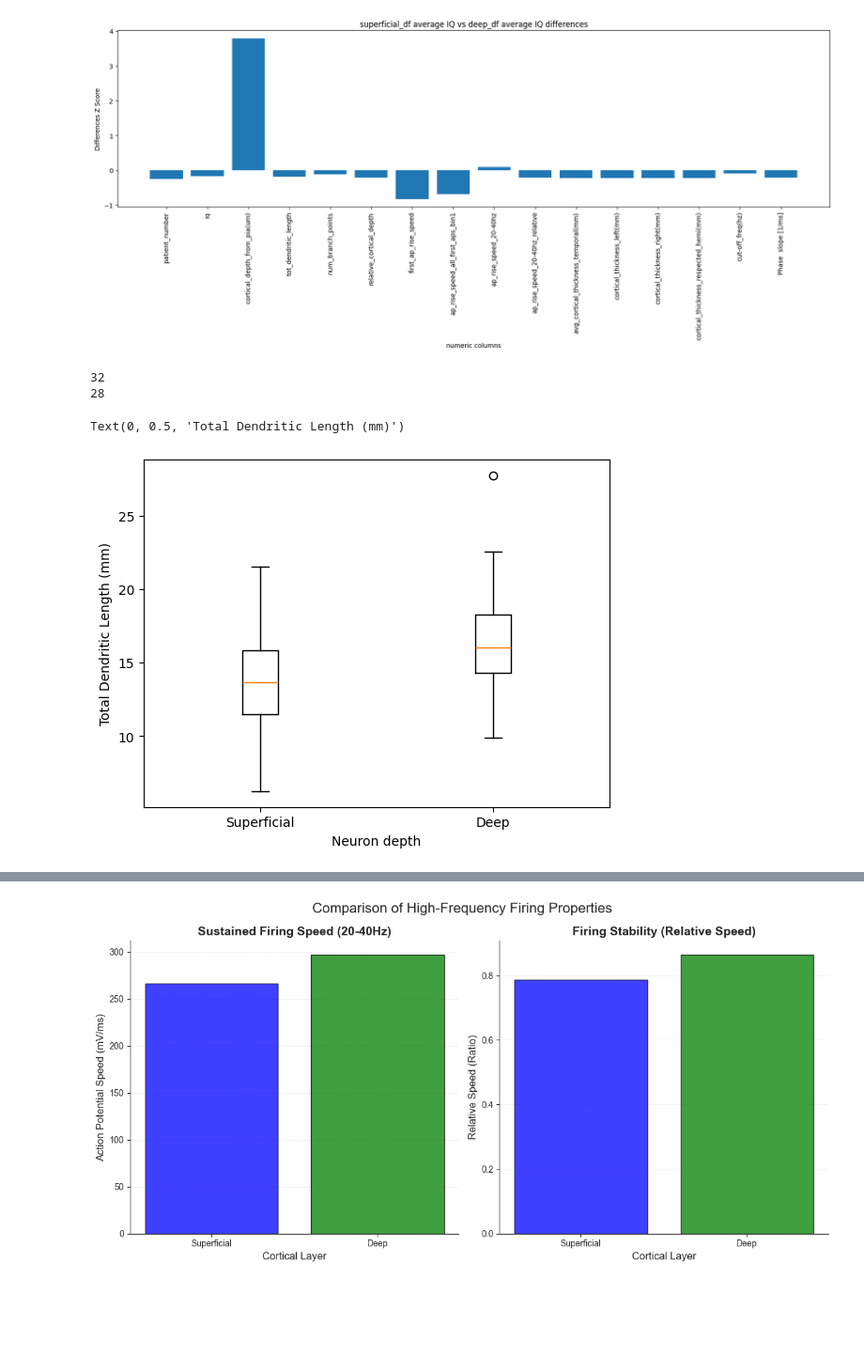
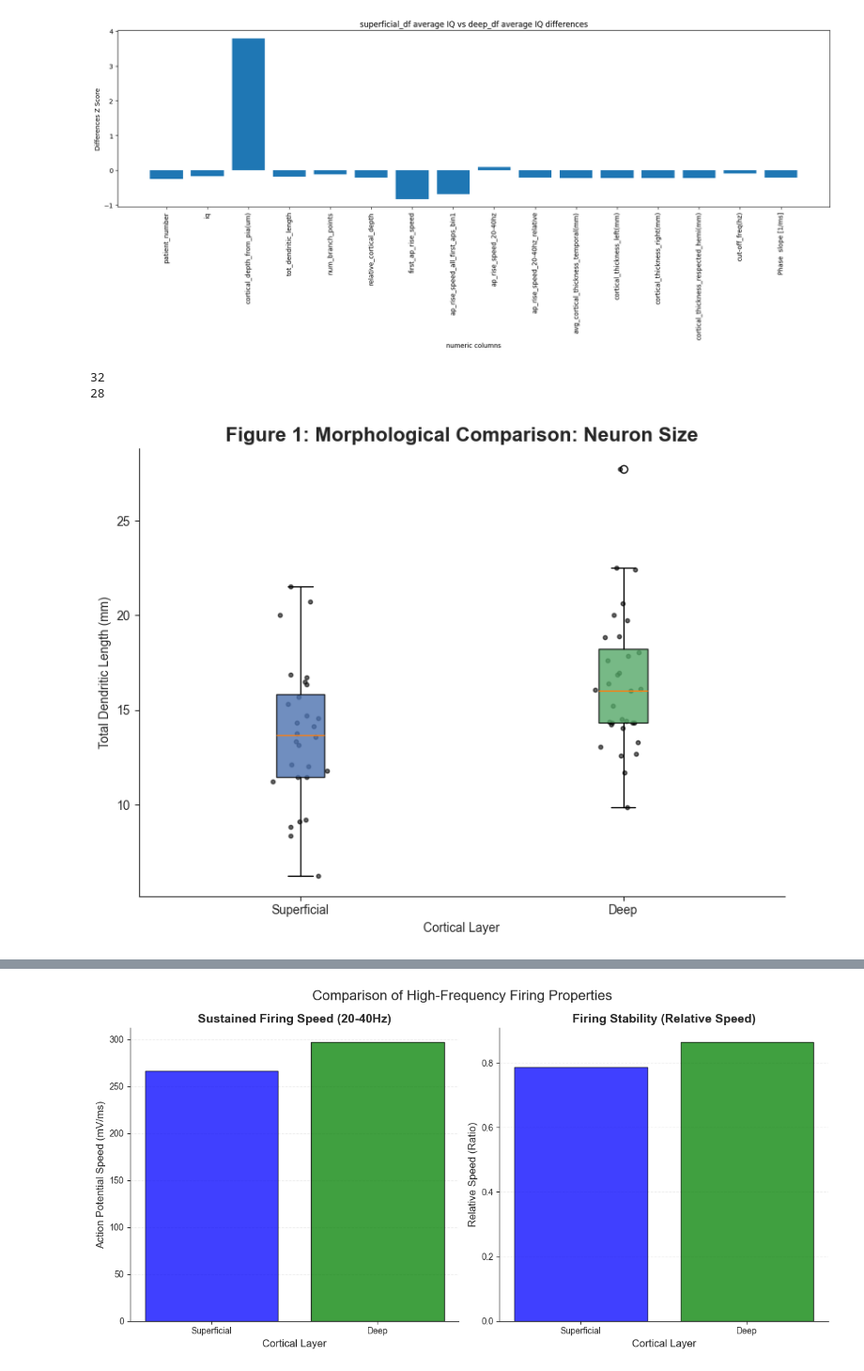
Before and after one commit to earanda4/Cell_Types_Project, a Jupyter notebook: Cell_Types_Project_Draft.ipynb, the cells around one changed output, grey strips where cells are left out. Shown at 94% size. Saved outputs shown, nothing was run; the diff lists cells and outputs as text; code cells hidden in the pictures; blank space fills up the shorter version.

```diff
--- a/Cell_Types_Project_Draft.ipynb
+++ b/Cell_Types_Project_Draft.ipynb
@@ -166,21 +166,10 @@ plt.xticks(rotation=90)
   Text(14, 0, 'cut-off_freq(hz)'),
   Text(15, 0, 'Phase  slope [1/ms]')])
 [figure]
-# %%
-print(len(deep_df))
-print(len(superficial_df))
-# %% [output]
-32
-28
-# %%
-fig, ax = plt.subplots()
-superficial_dendritic_length = superficial_df['tot_dendritic_length']
-deep_dendritic_length = deep_df['tot_dendritic_length']
-data = [superficial_dendritic_length, deep_dendritic_length]
-ax.boxplot(data)
-plt.xticks([1,2],['Superficial', 'Deep'])
-plt.xlabel('Neuron depth')
-plt.ylabel('Total Dendritic Length (mm)')
-# %% [output]
-Text(0, 0.5, 'Total Dendritic Length (mm)')
-[figure, removed]
+# %%
+# want to see how many neurons are in each group to make sure we have enough data to make conclusions
+print(len(deep_df))
+print(len(superficial_df))
+# %% [output]
+32
+28
@@ -187,3 +180,40 @@ Text(0, 0.5, 'Total Dendritic Length (mm)')
+# %%
+#Figure 1: Morphological Comparison: Neuron Size
+
+sns.set_style("ticks")
+fig, ax = plt.subplots(figsize=(8, 6))
+# superficial_dendritic_length = superficial_df['tot_dendritic_length']
+# deep_dendritic_length = deep_df['tot_dendritic_length']
+tot_dendritic_length_list = [superficial_df['tot_dendritic_length'].dropna(), deep_df['tot_dendritic_length'].dropna()]
+
+bplot = ax.boxplot(tot_dendritic_length_list, patch_artist=True, labels=labels)
+
+plt.xticks([1,2],['Superficial', 'Deep'])
+plt.xlabel('Cortical Layer')
+plt.ylabel('Total Dendritic Length (mm)')
+
+
+# Customize box colors
+for patch, color in zip(bplot['boxes'], colors):
+    patch.set_facecolor(color)
+    patch.set_alpha(0.8)
+
+# This shows the actual data spread behind the statistics
+for i, data in enumerate(tot_dendritic_length_list):
+    y = data
+    x = np.random.normal(i+1, 0.04, size=len(y)) # random jitter around the box position
+    ax.scatter(x, y, alpha=0.6, color='black', s=10)
+
+ax.set_title('Figure 1: Morphological Comparison: Neuron Size', fontsize=16, fontweight='bold')
+ax.set_ylabel('Total Dendritic Length (mm)')
+ax.set_xlabel('Cortical Layer')
+sns.despine() # Removes top and right borders
+
+
+plt.tight_layout()
+plt.show()
+# %% [output]
+[figure, added]
 # %%
 
 # Set style
```
Also changed, not shown: parts of 2 cells of this notebook.
